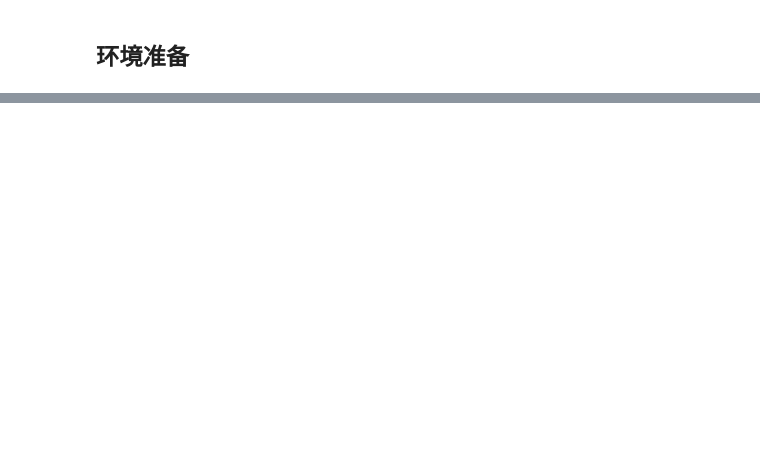
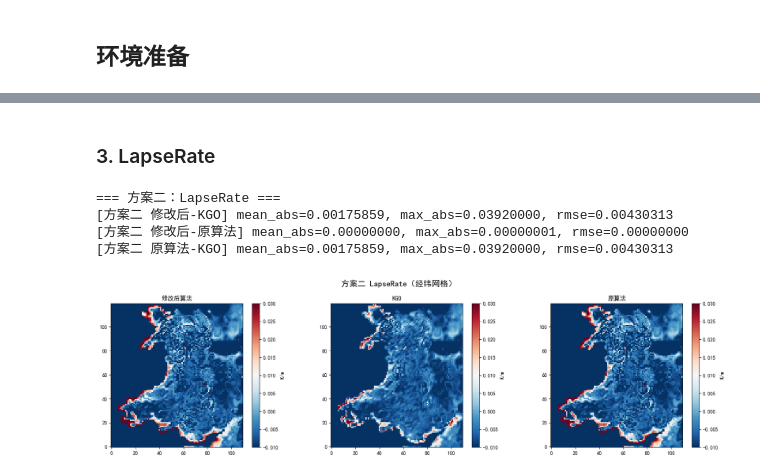
Before and after one commit to guoyunqian/NIMM_pip_repos, a Jupyter notebook: 00temp/orographic_temperature_downscaling/nbs/lapse_rate.ipynb, the cells around one changed output, grey strips where cells are left out. Drawn from its saved outputs; the diff is of its cells as text; code cells hidden in the pictures; blank space fills up the shorter version.

```diff
--- a/00temp/orographic_temperature_downscaling/nbs/lapse_rate.ipynb
+++ b/00temp/orographic_temperature_downscaling/nbs/lapse_rate.ipynb
@@ -764,0 +497,25 @@ plt.show()
+# %% [markdown]
+### 3. LapseRate
+# %%
+print("=== 方案二：LapseRate ===")
+lapse_modified_s2 = LapseRate()(lapse_temperature_latlon, lapse_orog_latlon, lapse_mask_latlon)
+orig_lapse_cube = OrigLapseRate().process(
+    meb6d_to_iris_2d(lapse_temperature_latlon, name="air_temperature", units="K"),
+    meb6d_to_iris_2d(lapse_orog_latlon, name="surface_altitude", units="m"),
+    meb6d_to_iris_2d(lapse_mask_latlon, name="land_binary_mask", units="1"),
+)
+lapse_original_s2 = iris_cube_to_xr2d(orig_lapse_cube, name="air_temperature_lapse_rate")
+
+compare_stats(lapse_modified_s2, lapse_kgo_latlon, "方案二 修改后-KGO")
+compare_stats(lapse_modified_s2, lapse_original_s2, "方案二 修改后-原算法")
+compare_stats(lapse_original_s2, lapse_kgo_latlon, "方案二 原算法-KGO")
+plot_compare_triplet(
+    lapse_modified_s2, lapse_kgo_latlon, lapse_original_s2,
+    title="方案二 LapseRate（经纬网格）", cmap="RdBu_r", unit="K/m", vmin=-0.01, vmax=0.03,
+)
+# %% [output]
+=== 方案二：LapseRate ===
+[方案二 修改后-KGO] mean_abs=0.00175859, max_abs=0.03920000, rmse=0.00430313
+[方案二 修改后-原算法] mean_abs=0.00000000, max_abs=0.00000001, rmse=0.00000000
+[方案二 原算法-KGO] mean_abs=0.00175859, max_abs=0.03920000, rmse=0.00430313
+[figure, added]
```
Also changed, not shown: parts of 47 cells of this notebook, 25 other files.
